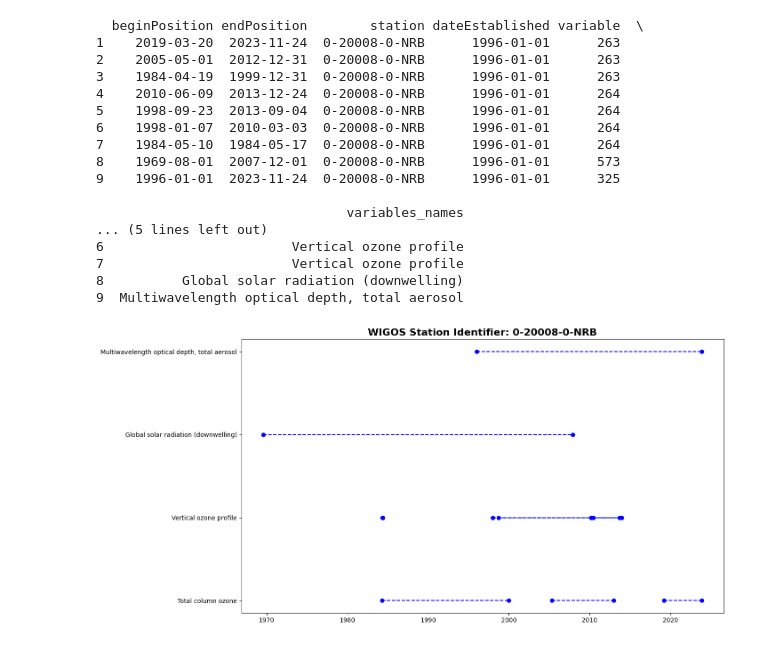
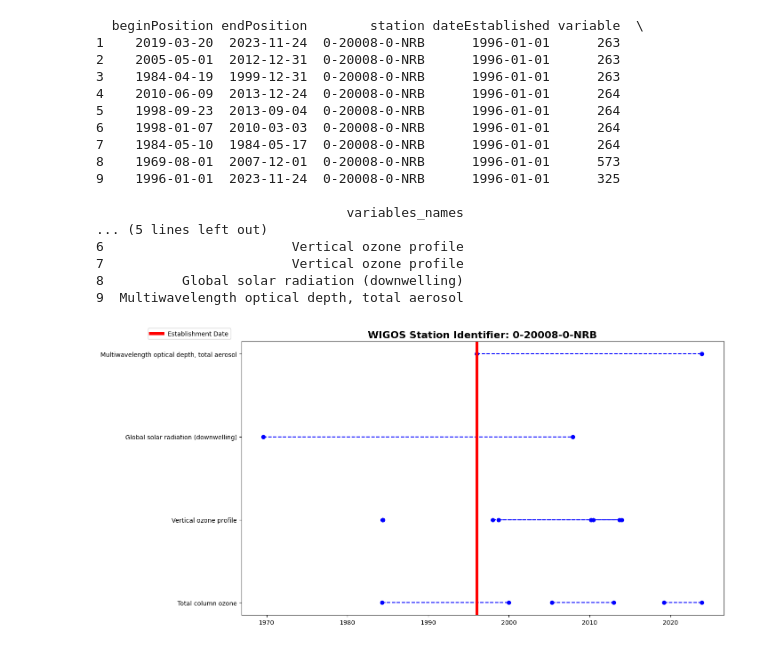
Before and after one commit to joergklausen/oscar-analysis, a Jupyter notebook: Deployment Analysis at Station.ipynb, the cells around one changed output. Drawn from its saved outputs; the diff is of its cells as text; code cells hidden in the pictures.

```diff
--- a/Deployment Analysis at Station.ipynb
+++ b/Deployment Analysis at Station.ipynb
@@ -31,6 +31,9 @@ id = "0-20000-0-63772"
 def get_xml_info(WIGOS_ID):
 
     """get xml information through jOAI and save file
+
+        Parameters:
+        WIGOS_ID (str): WIGOS identifier of the station of interest
     """
 
     # open xml file thorugh jOAI
@@ -166,12 +169,13 @@ def get_deployments_station(WIGOS_ID):
 # %%
 # define function: create plot showing all deployments registered for a specific station
 
-def plot_deployments_station(WIGOS_ID):
+def plot_deployments_station(WIGOS_ID, include_establishmentDate = False):
 
     """ create plot showing all deployments registered for a specific station
 
         Parameters:
         WIGOS_ID (str): WIGOS identifier of the station of interest
+        include_establishmentDate (boolean): if True - vertical red line indicates establishment date
     """
     id = WIGOS_ID
     df_station,variables_u = get_deployments_station(id)
@@ -185,6 +189,13 @@ def plot_deployments_station(WIGOS_ID):
         df_var = df_station[df_station["variable"]==str(variables[var])]
         x_values = [pd.to_datetime(df_var["beginPosition"]), pd.to_datetime(df_var["endPosition"])]
         plt.plot(x_values, [var,var], 'bo', linestyle="--")
+
+    # line for establishment date
+    if include_establishmentDate == True:
+        est_date = [pd.to_datetime(df_var["dateEstablished"])]
+        plt.axvline(x=est_date, c="red", linewidth=5, label= "Establishment Date")
+        # legend
+        plt.legend(loc="upper left", fontsize=10, scatterpoints=25, bbox_to_anchor=(-0.2, 1.06))
 
     # plot ployment names
     names = []
@@ -208,25 +219,28 @@ def plot_deployments_station(WIGOS_ID):
         os.makedirs(dir)
 
     # save figure
-    fig.savefig(dir + "/Deployments_"+id+"_"+str(date_today)+"_.jpeg", bbox_inches='tight')
+    if include_establishmentDate == True:
+        fig.savefig(dir + "/Deployments_"+id+"_"+str(date_today)+"_establishmentDate.jpeg", bbox_inches='tight')
+    else:
+        fig.savefig(dir + "/Deployments_"+id+"_"+str(date_today)+"_.jpeg", bbox_inches='tight')
 # %%
-plot_deployments_station(WIGOS_ID="0-20008-0-NRB")
+plot_deployments_station(WIGOS_ID="0-20008-0-NRB", include_establishmentDate=True)
 # %% [output]
   beginPosition endPosition        station dateEstablished variable  \
 1    2019-03-20  2023-11-24  0-20008-0-NRB      1996-01-01      263
 2    2005-05-01  2012-12-31  0-20008-0-NRB      1996-01-01      263
 3    1984-04-19  1999-12-31  0-20008-0-NRB      1996-01-01      263
 4    2010-06-09  2013-12-24  0-20008-0-NRB      1996-01-01      264
 5    1998-09-23  2013-09-04  0-20008-0-NRB      1996-01-01      264
 6    1998-01-07  2010-03-03  0-20008-0-NRB      1996-01-01      264
 7    1984-05-10  1984-05-17  0-20008-0-NRB      1996-01-01      264
 8    1969-08-01  2007-12-01  0-20008-0-NRB      1996-01-01      573
 9    1996-01-01  2023-11-24  0-20008-0-NRB      1996-01-01      325
 
                                 variables_names
 ... (5 lines left out)
 6                        Vertical ozone profile
 7                        Vertical ozone profile
 8          Global solar radiation (downwelling)
 9  Multiwavelength optical depth, total aerosol
-[figure, old version]
+[figure, new version]
```
Also changed, not shown: parts of 1 cell of this notebook, 3 other files.
